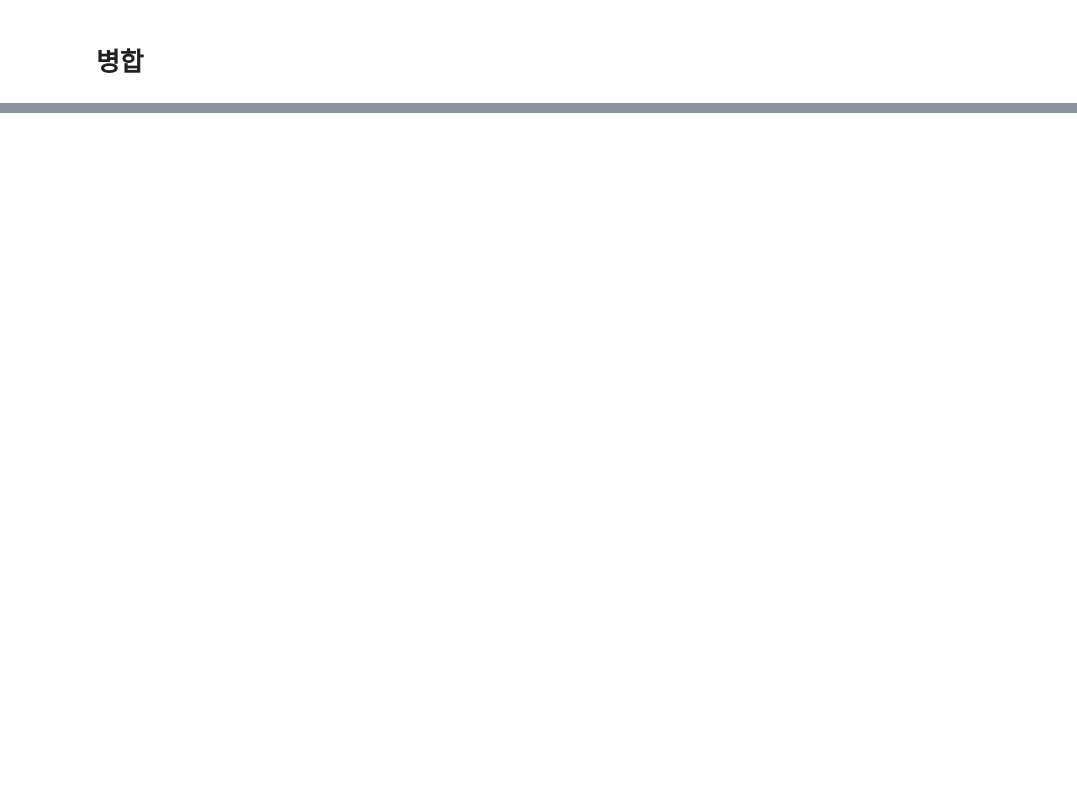
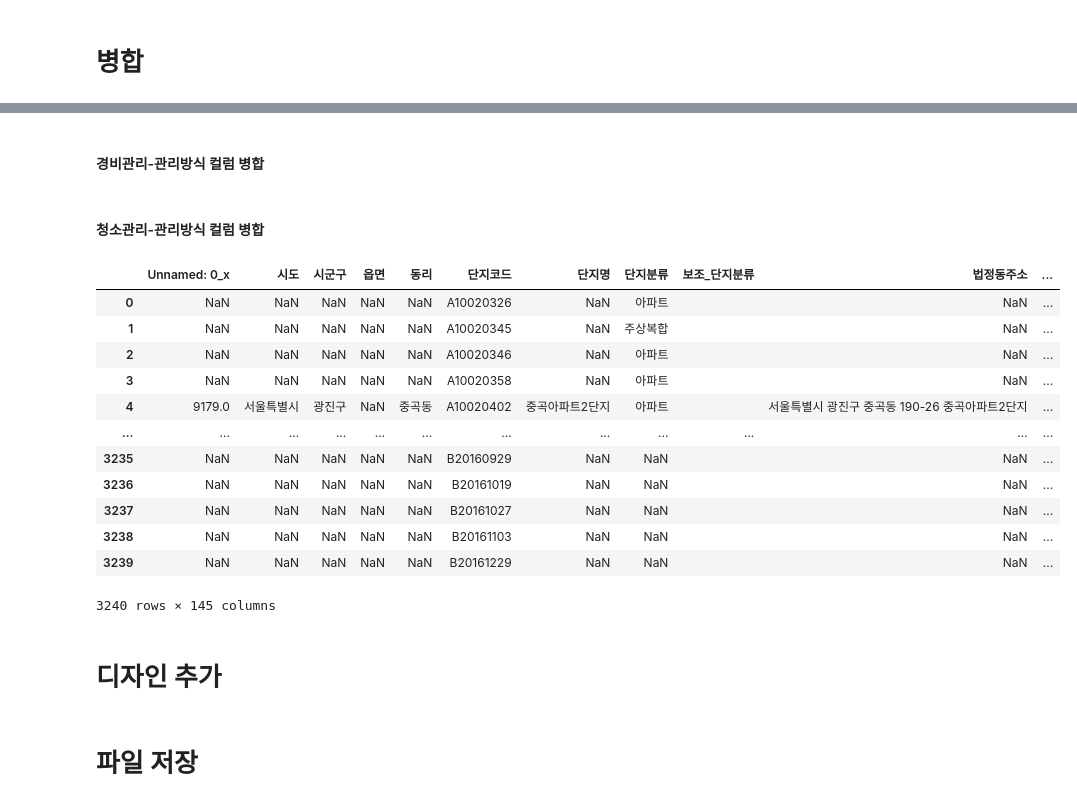
Before and after one commit to maesiltea007/Seoul_urbanprop_refinery, a Jupyter notebook: merge_kapt_서울시공공주택정보/merge_kapt_sapt.ipynb, the cells around one changed output, grey strips where cells are left out. Drawn from its saved outputs; the diff is of its cells as text; code cells hidden in the pictures; blank space fills up the shorter version.

Commit message:
[merge_kapt_sapt] refactor : 컬럼명만 다른 중복컬럼 병합처리, 테이블 join 방식을 full outer join으로 변경

```diff
--- a/merge_kapt_서울시공공주택정보/merge_kapt_sapt.ipynb
+++ b/merge_kapt_서울시공공주택정보/merge_kapt_sapt.ipynb
@@ -56,0 +67,4 @@ print(f"unmatched_sapt : {len(unmatched_sapt)}")
+# %%
+merged['단지코드'] = merged['단지코드'].fillna(merged['k-아파트코드'])
+
+merged = merged.drop(columns=['k-아파트코드'])
@@ -56,0 +359,2 @@ print(f"unmatched_sapt : {len(unmatched_sapt)}")
+# %% [markdown]
+#### 경비관리-관리방식 컬럼 병합
@@ -56,0 +397,56 @@ print(f"unmatched_sapt : {len(unmatched_sapt)}")
+# %% [markdown]
+#### 청소관리-관리방식 컬럼 병합
+# %%
+def merge_청소관리방식(kapt_청소관리방식, sapt_청소관리방식):
+    merged_청소관리방식=''
+    보조_청소관리방식=''
+
+    if(pd.isna(kapt_청소관리방식) or kapt_청소관리방식==''):
+        merged_청소관리방식=sapt_청소관리방식
+    elif(pd.isna(sapt_청소관리방식) or sapt_청소관리방식==''):
+        merged_청소관리방식=kapt_청소관리방식
+    elif(
+        (kapt_청소관리방식=="위탁관리" and sapt_청소관리방식=="위탁")
+        or (kapt_청소관리방식=="자치관리" and sapt_청소관리방식=="직영")
+        ):
+        merged_청소관리방식 = kapt_청소관리방식
+    else:
+        merged_청소관리방식=kapt_청소관리방식
+        보조_청소관리방식=sapt_청소관리방식
+    return merged_청소관리방식, 보조_청소관리방식
+
+merged = merged.rename(columns={
+    '청소관리-관리방식' : 'kapt_청소관리방식',
+    '청소비관리형태' : 'sapt_청소관리방식'
+})
+
+merged[['청소관리방식','보조_청소관리방식']] = merged.apply(
+    lambda row: merge_청소관리방식(row['kapt_청소관리방식'], row['sapt_청소관리방식']),
+    axis=1,
+    result_type='expand'
+)
+
+col = merged.pop('청소관리방식')
+merged.insert(merged.columns.get_loc('kapt_청소관리방식')+1,'청소관리방식',col)
+col = merged.pop('보조_청소관리방식')
+merged.insert(merged.columns.get_loc('kapt_청소관리방식')+2,'보조_청소관리방식',col)
+
+merged=merged.drop(columns=['kapt_청소관리방식', 'sapt_청소관리방식'])
+# %%
+merged.drop(columns=('_merge'))
+# %% [output]
+|  | Unnamed: 0_x | 시도 | 시군구 | 읍면 | 동리 | 단지코드 | 단지명 | 단지분류 | 보조_단지분류 | 법정동주소 | ... |
+| 0 | NaN | NaN | NaN | NaN | NaN | A10020326 | NaN | 아파트 |  | NaN | ... |
+| 1 | NaN | NaN | NaN | NaN | NaN | A10020345 | NaN | 주상복합 |  | NaN | ... |
+| 2 | NaN | NaN | NaN | NaN | NaN | A10020346 | NaN | 아파트 |  | NaN | ... |
+| 3 | NaN | NaN | NaN | NaN | NaN | A10020358 | NaN | 아파트 |  | NaN | ... |
+| 4 | 9179.0 | 서울특별시 | 광진구 | NaN | 중곡동 | A10020402 | 중곡아파트2단지 | 아파트 |  | 서울특별시 광진구 중곡동 190-26 중곡아파트2단지 | ... |
+| ... | ... | ... | ... | ... | ... | ... | ... | ... | ... | ... | ... |
+| 3235 | NaN | NaN | NaN | NaN | NaN | B20160929 | NaN | NaN |  | NaN | ... |
+| 3236 | NaN | NaN | NaN | NaN | NaN | B20161019 | NaN | NaN |  | NaN | ... |
+| 3237 | NaN | NaN | NaN | NaN | NaN | B20161027 | NaN | NaN |  | NaN | ... |
+| 3238 | NaN | NaN | NaN | NaN | NaN | B20161103 | NaN | NaN |  | NaN | ... |
+| 3239 | NaN | NaN | NaN | NaN | NaN | B20161229 | NaN | NaN |  | NaN | ... |
+3240 rows × 145 columns
+# %% [markdown]
+# 디자인 추가
@@ -57 +535,3 @@ print(f"unmatched_sapt : {len(unmatched_sapt)}")
+# %% [markdown]
+# 파일 저장
 # %%
```
Also changed, not shown: parts of 23 cells of this notebook, 2 other files.
